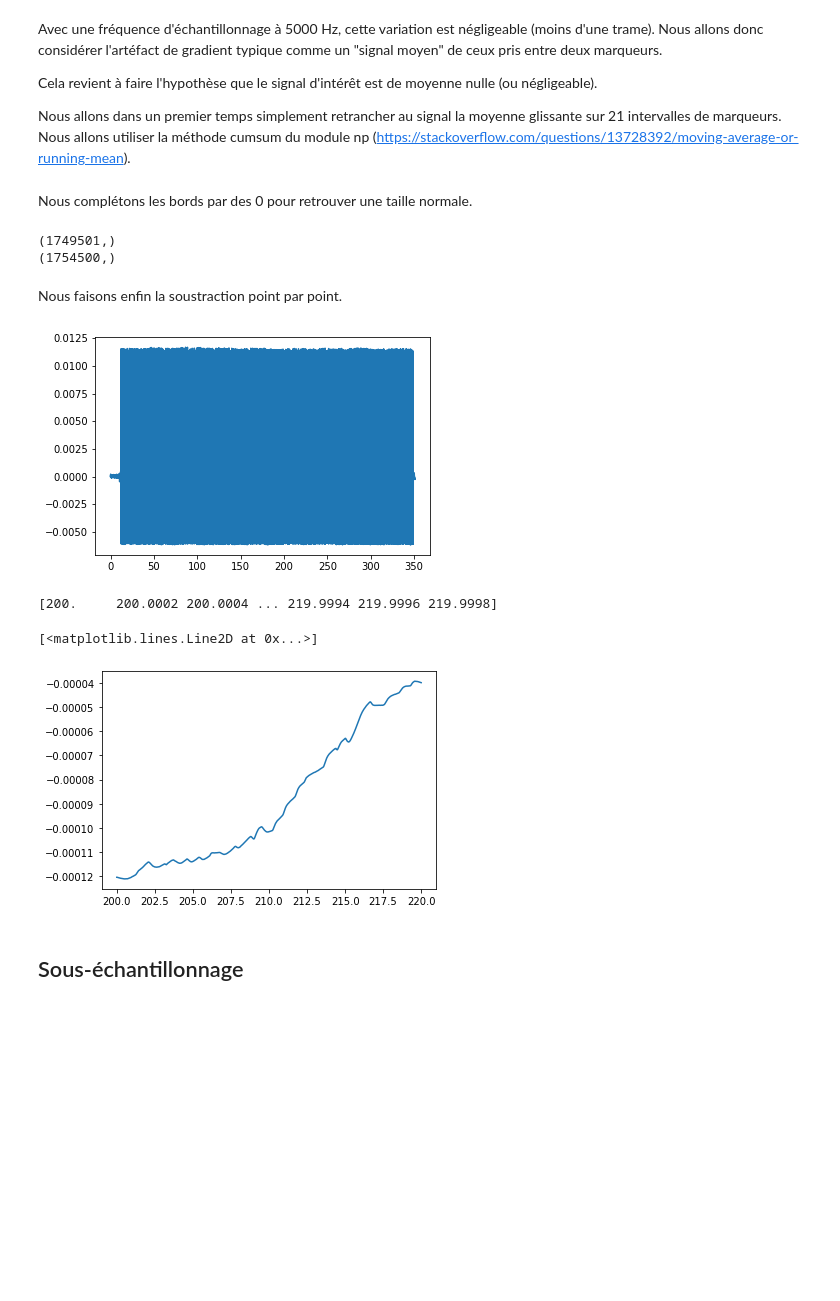
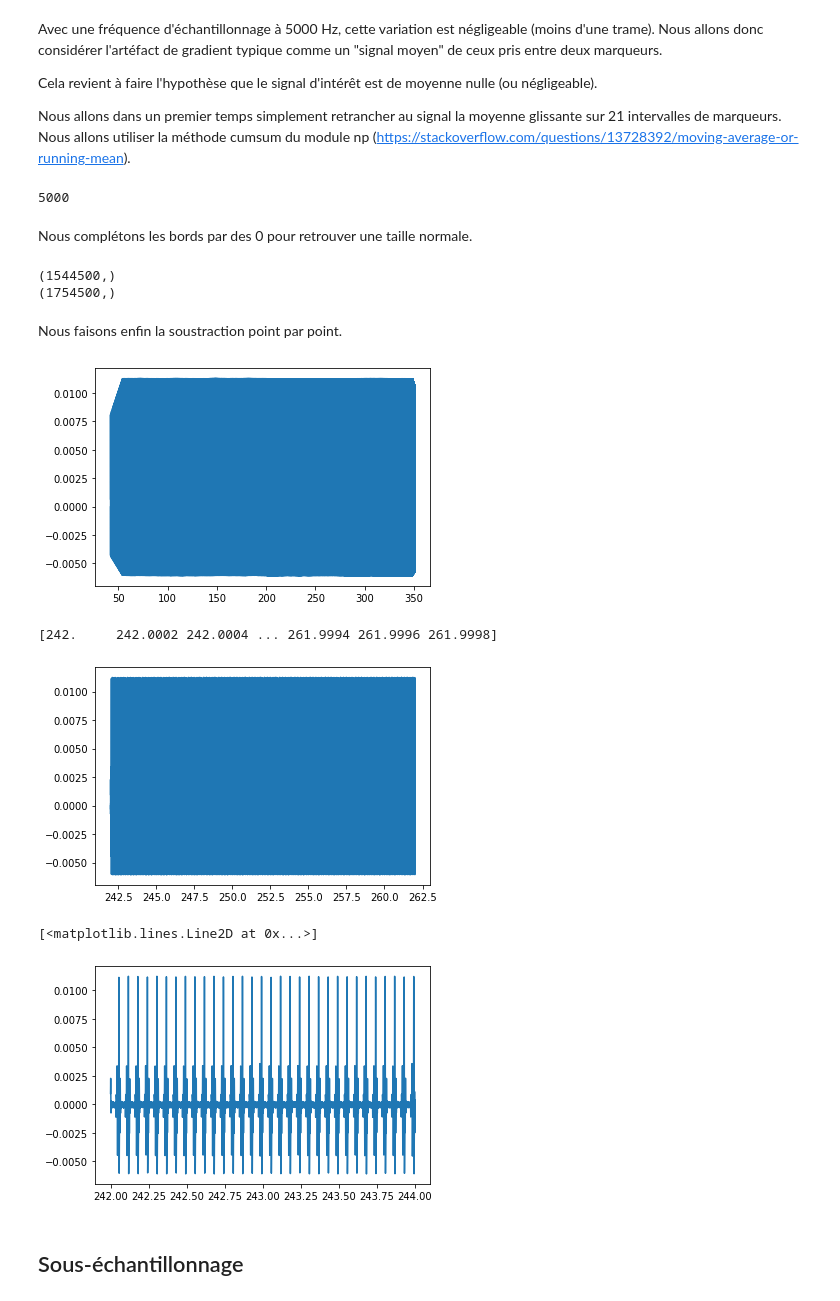
Before and after one commit to MaximeCaute/TraitementSignauxEEG, a Jupyter notebook: Notebooks/PreTraitementDonnees.ipynb, the cells around one changed output. Drawn from its saved outputs; the diff is of its cells as text; code cells hidden in the pictures; blank space fills up the shorter version.

```diff
--- a/Notebooks/PreTraitementDonnees.ipynb
+++ b/Notebooks/PreTraitementDonnees.ipynb
@@ -131,41 +131,57 @@ def cumsum_sma(array, period):
     ret[period:] = ret[period:] - ret[:-period]
     return ret[period - 1:] / period
 
-sma_interval_time_size = 1*marker_period
-sma_interval_frame_size = raw.time_as_index([0, sma_interval_time_size])[1]
+def cumulative_interval_average(array, window_size, interval_size):
+    averaged_array = []
+    for i in range(window_size, len(array)):
+        averaged_array.append(np.mean(array[i-window_size:i+1:interval_size]))
+    return np.array(averaged_array)
 
-ep1_raw_averaged_raw_data = cumsum_sma(ep1_raw_data, sma_interval_frame_size)
+sma_window_time_size = 42*marker_period
+sma_window_frame_size = raw.time_as_index([0, sma_window_time_size])[1]
+interval_size = raw.time_as_index([0, marker_period])[1]
+
+print(interval_size)
+
+#ep1_raw_averaged_raw_data = cumsum_sma(ep1_raw_data, sma_window_frame_size)
+ep1_raw_averaged_raw_data = cumulative_interval_average(ep1_raw_data, sma_window_frame_size, interval_size)
+# %% [output]
+5000
 # %% [markdown]
 Nous complétons les bords par des 0 pour retrouver une taille normale.
 # %%
 print(ep1_raw_averaged_raw_data.shape)
 print(ep1_raw_data.shape)
 
-size_diff = len(ep1_raw_data) - len(ep1_raw_averaged_raw_data)
+#size_diff = len(ep1_raw_data) - len(ep1_raw_averaged_raw_data)
+v1_time = raw_time[sma_window_frame_size:]
+#ep1_averaged_raw_data = np.concatenate([[0]*(size_diff//2), [0], ep1_raw_averaged_raw_data, [0]*(size_diff//2)])
+ep1_averaged_raw_data = ep1_raw_averaged_raw_data
 
-ep1_averaged_raw_data = np.concatenate([[0]*(size_diff//2), [0], ep1_raw_averaged_raw_data, [0]*(size_diff//2)])
-
-assert(ep1_averaged_raw_data.shape == ep1_raw_data.shape)
+assert(ep1_averaged_raw_data.shape == v1_time.shape)
 # %% [output]
-(1749501,)
+(1544500,)
 (1754500,)
 # %% [markdown]
 Nous faisons enfin la soustraction point par point.
 # %%
-ep1_v1_pp_data = ep1_raw_data - ep1_averaged_raw_data
+ep1_v1_pp_data = ep1_raw_data[sma_window_frame_size:] - ep1_averaged_raw_data
 
 #plt.plot(raw_time, ep1_v1_pp_data)
-plt.plot(raw_time, ep1_averaged_raw_data)
+plt.plot(v1_time, ep1_averaged_raw_data)
 plt.show()
 # %% [output]
-[figure, old version]
+[figure, new version]
 # %%
-print(raw_time[1000000:1100000])
-plt.plot(raw_time[1000000:1100000], ep1_averaged_raw_data[1000000:1100000])
+print(v1_time[1000000:1100000])
+plt.plot(v1_time[1000000:1100000], ep1_averaged_raw_data[1000000:1100000])
+plt.show()
+plt.plot(v1_time[1000000:1010000], ep1_averaged_raw_data[1000000:1010000])#2sec
 # %% [output]
-[200.     200.0002 200.0004 ... 219.9994 219.9996 219.9998]
+[242.     242.0002 242.0004 ... 261.9994 261.9996 261.9998]
+[figure, new version]
 [<matplotlib.lines.Line2D at 0x...>]
-[figure, old version]
+[figure, added]
 # %% [markdown]
 ## Sous-échantillonnage
 # %% [markdown]
```
Also changed, not shown: parts of 4 cells of this notebook.
